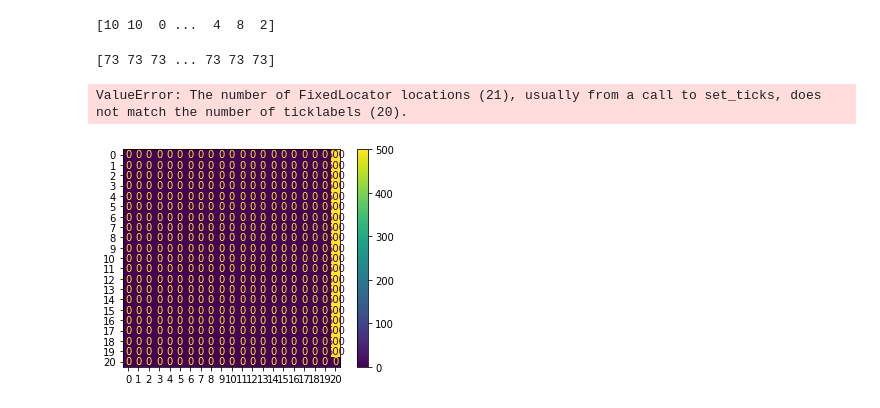
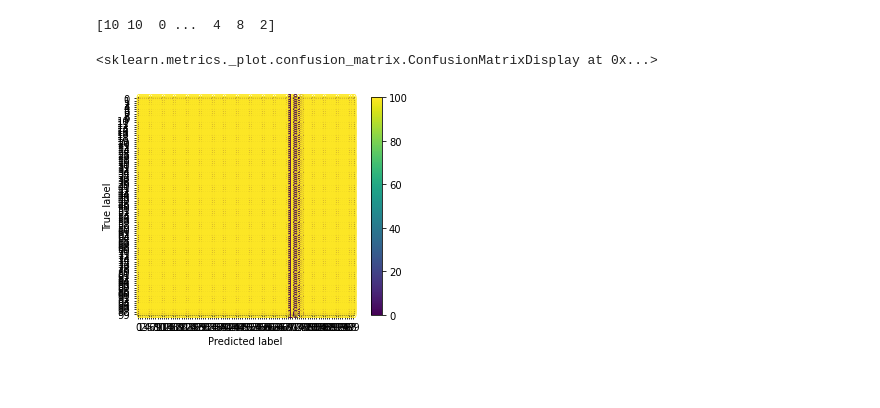
Before and after one commit to plasticglasses/BDML-Introduction, a Jupyter notebook: Coursework/CW_M45J/My Alexnet vs Resnet.ipynb, the cells around one changed output. Cells and saved outputs as stored; diff of their text form; code cells hidden in the pictures; blank space fills up the shorter version.

```diff
--- a/Coursework/CW_M45J/My Alexnet vs Resnet.ipynb
+++ b/Coursework/CW_M45J/My Alexnet vs Resnet.ipynb
@@ -824,10 +840,9 @@ print(predictionsResnetFinemodel)
 # %% [output]
 [10 10  0 ...  4  8  2]
 # %%
-cm = confusion_matrix(np.array(test_labels), np.array(predictionsResnetFinemodel))
-disp = ConfusionMatrixDisplay(confusion_matrix=cm, display_labels=np.unique(test_labels))
+cm = confusion_matrix(np.array(test_labels_fine), np.array(predictionsResnetFinemodel), labels=np.unique(test_labels_fine))
+disp = ConfusionMatrixDisplay(confusion_matrix=cm, display_labels=np.unique(test_labels_fine))
 disp.plot()
 # %% [output]
-[73 73 73 ... 73 73 73]
+<sklearn.metrics._plot.confusion_matrix.ConfusionMatrixDisplay at 0x...>
-ValueError: The number of FixedLocator locations (21), usually from a call to set_ticks, does not match the number of ticklabels (20).
-[figure, old version]
+[figure, new version]
```
Also changed, not shown: parts of 6 cells of this notebook, 1 other file.
